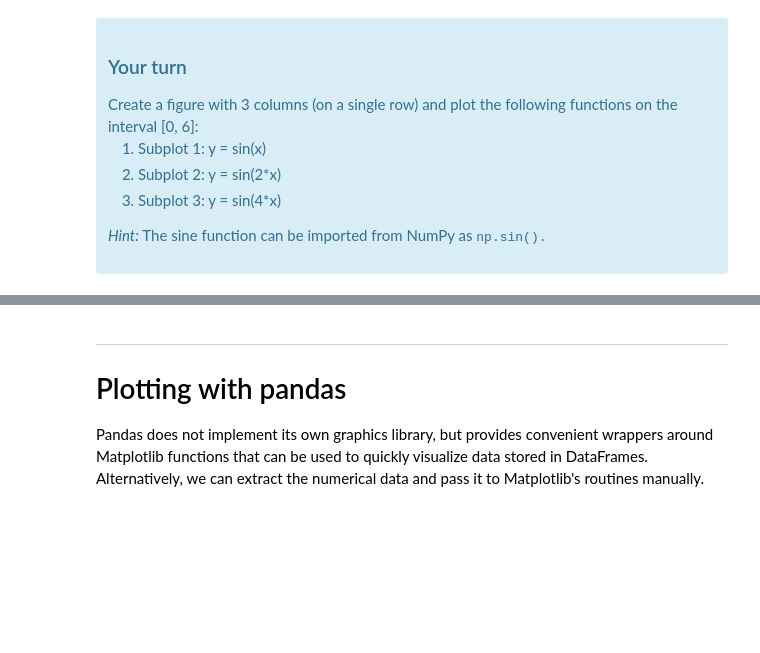
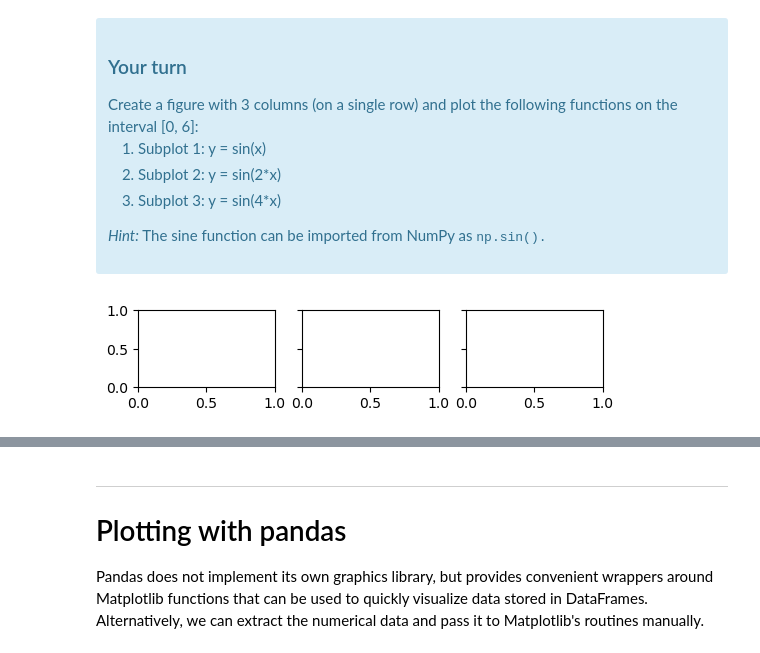
Before and after one commit to lilafageraas/TECH2-H24, a Jupyter notebook: 10_data_visualization_and_analysis/lecture5 mine.ipynb, the cells around one changed output, grey strips where cells are left out. Cells and saved outputs as stored; diff of their text form; code cells hidden in the pictures; blank space fills up the shorter version.

```diff
--- a/10_data_visualization_and_analysis/lecture5 mine.ipynb
+++ b/10_data_visualization_and_analysis/lecture5 mine.ipynb
@@ -523,3 +523,11 @@ on the interval [0, 6]:
 
 <i>Hint:</i> The sine function can be imported from NumPy as <TT>np.sin()</T>.
 </div>
+# %%
+import matplotlib.pyplot as plt
+import numpy as np
+
+# create a figure with 3 columns (on a single row)
+figure, axes = plt.subplots(1, 3, sharex=True, sharey=True, figsize = (6, 1))
+# %% [output]
+[figure, added]
```
Also changed, not shown: parts of 5 cells of this notebook.
